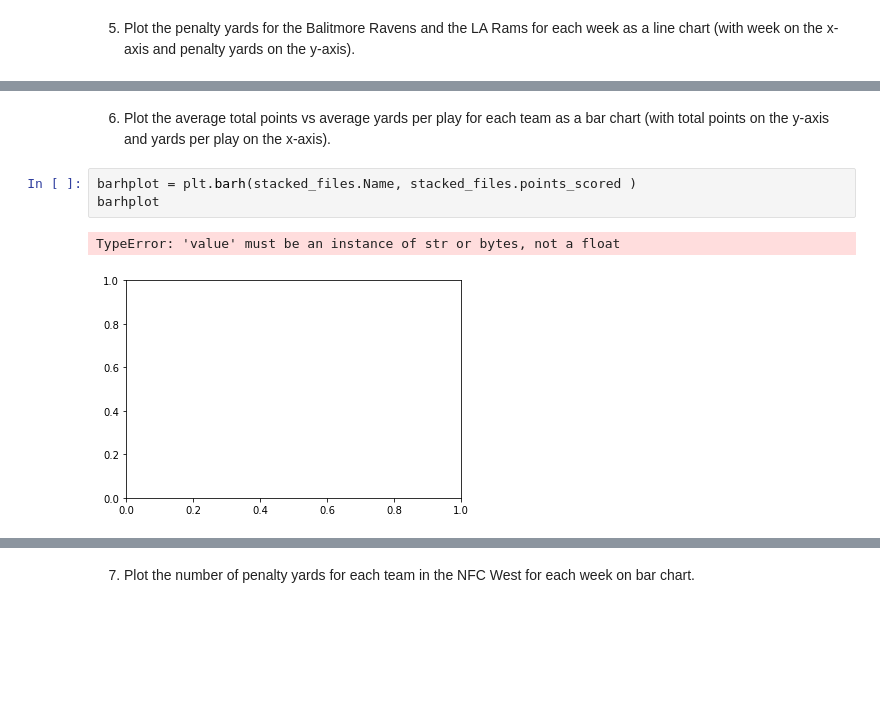
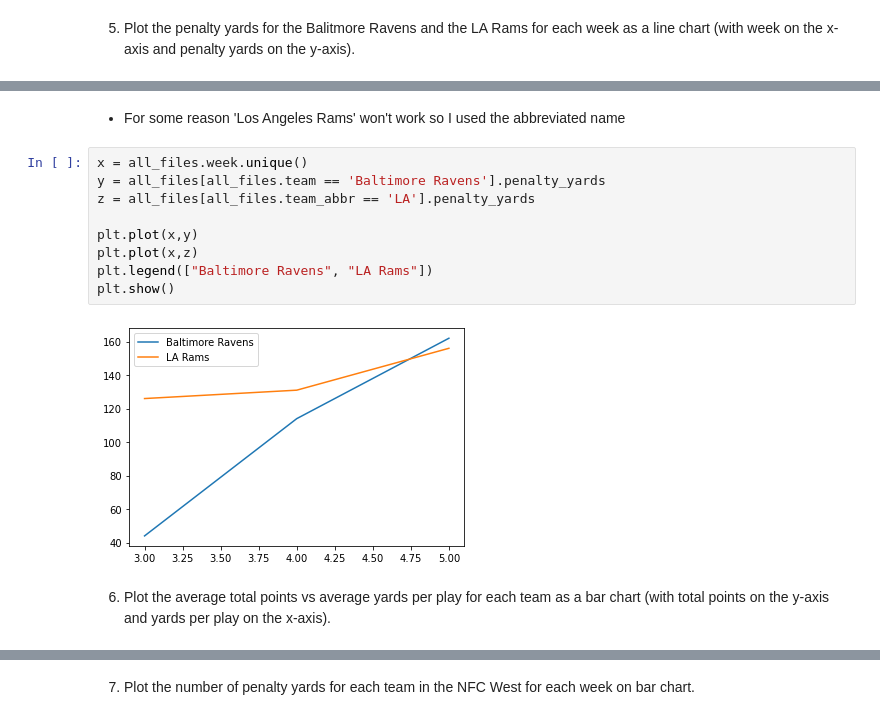
Before and after one commit to SheltonBlackwell/cis277-fa22-Lab5, a Jupyter notebook: Lab5.ipynb, the cells around one changed output, grey strips where cells are left out. Cells and saved outputs as stored; diff of their text form; blank space fills up the shorter version.

```diff
--- a/Lab5.ipynb
+++ b/Lab5.ipynb
@@ -141,8 +60,15 @@ plt.plot(x1, y1, '-.')
+# %% [markdown]
+- For some reason 'Los Angeles Rams' won't work so I used the abbreviated name
+# %%
+x = all_files.week.unique()
+y = all_files[all_files.team == 'Baltimore Ravens'].penalty_yards
+z = all_files[all_files.team_abbr == 'LA'].penalty_yards
+
+plt.plot(x,y)
+plt.plot(x,z)
+plt.legend(["Baltimore Ravens", "LA Rams"])
+plt.show()
+# %% [output]
+[figure, added]
 # %% [markdown]
 6. Plot the average total points vs average yards per play for each team as a bar chart (with total points on the y-axis and yards per play on the x-axis).
-# %%
-barhplot = plt.barh(stacked_files.Name, stacked_files.points_scored )
-barhplot
-# %% [output]
-TypeError: 'value' must be an instance of str or bytes, not a float
-[figure, removed]
```
Also changed, not shown: parts of 23 cells of this notebook, 1 other file.
